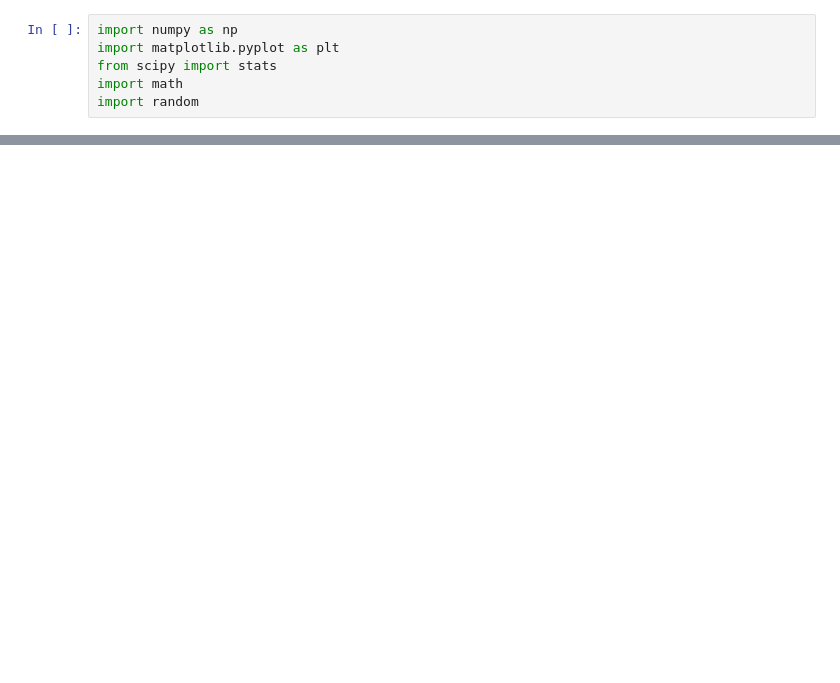
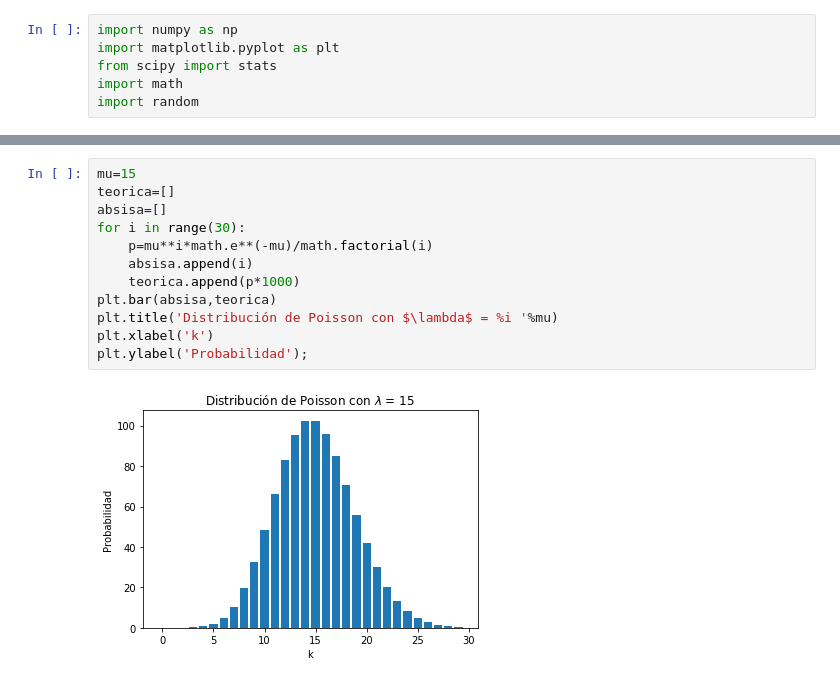
Before and after one commit to Mauriljb/Practico2, a Jupyter notebook: Punto 5.ipynb, the cells around one changed output, grey strips where cells are left out. Cells and saved outputs as stored; diff of their text form; blank space fills up the shorter version.

```diff
--- a/Punto 5.ipynb
+++ b/Punto 5.ipynb
@@ -50,0 +46,14 @@ plt.plot(numero,eventos)
+# %%
+mu=15
+teorica=[]
+absisa=[]
+for i in range(30):
+    p=mu**i*math.e**(-mu)/math.factorial(i)
+    absisa.append(i)
+    teorica.append(p*1000)
+plt.bar(absisa,teorica)
+plt.title('Distribución de Poisson con $\lambda$ = %i '%mu)
+plt.xlabel('k')
+plt.ylabel('Probabilidad');
+# %% [output]
+[figure, added]
```
Also changed, not shown: parts of 8 cells of this notebook, 1 other file.
